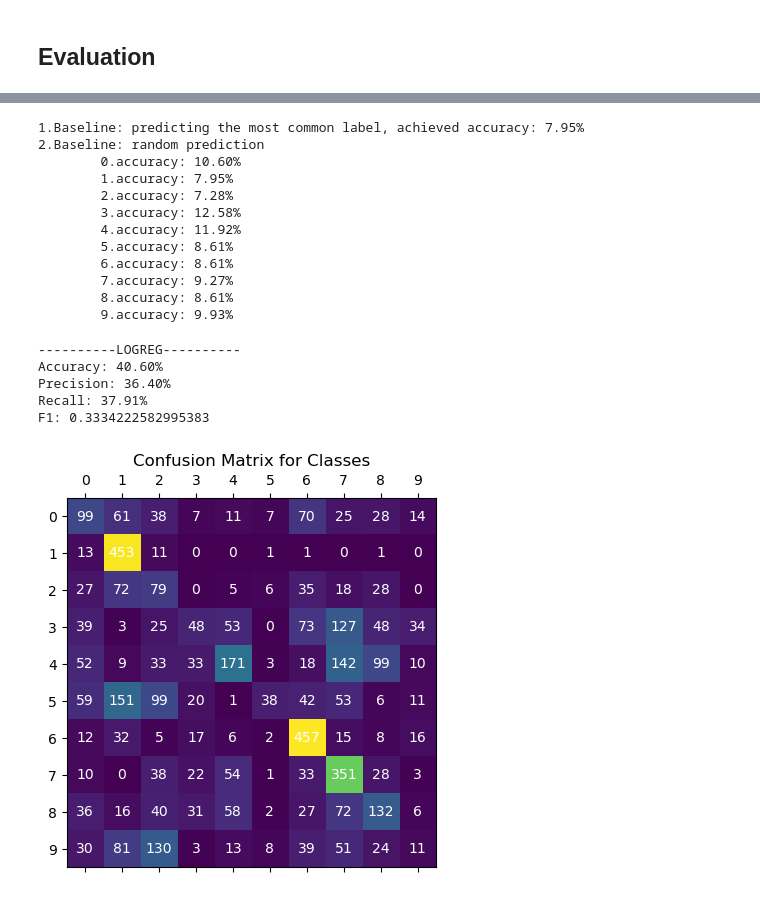
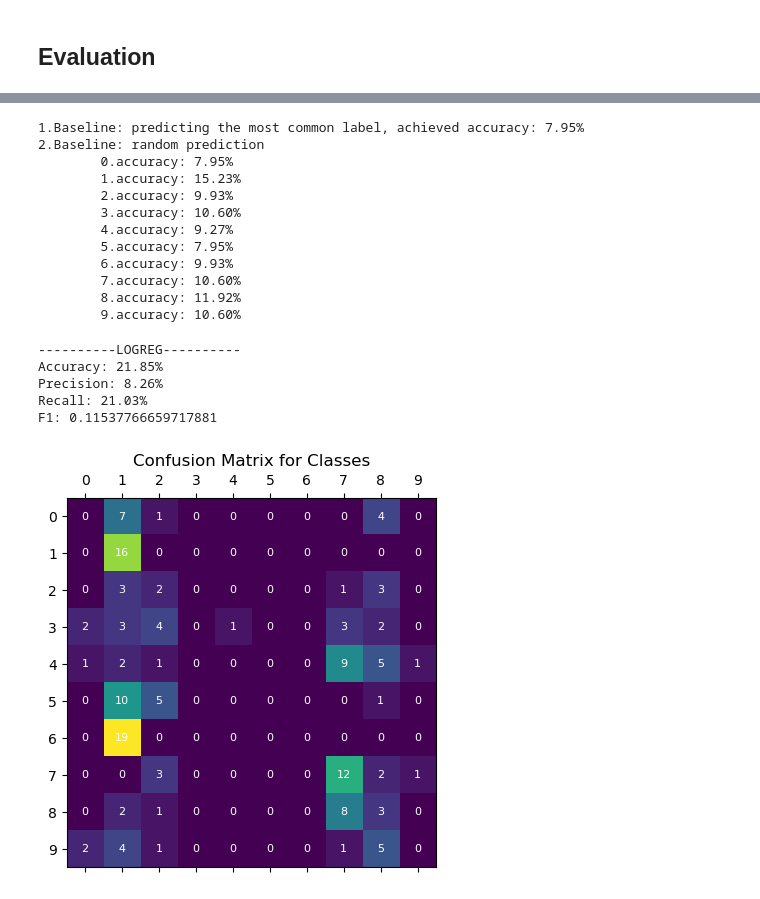
Before and after one commit to DanielVeress/music-genre-classification, a Jupyter notebook: ModelTraining.ipynb, the cells around one changed output, grey strips where cells are left out. Saved outputs shown, nothing was run; the diff lists cells and outputs as text; code cells hidden in the pictures.

```diff
--- a/ModelTraining.ipynb
+++ b/ModelTraining.ipynb
@@ -116,9 +115,10 @@ def unroll_sequence(X, Y):
 
     return X_unrolled, Y_unrolled
 
-X_train_unrolled, Y_train_unrolled = unroll_sequence(X_train, Y_train)
-X_valid_unrolled, Y_valid_unrolled = unroll_sequence(X_valid, Y_valid)
-X_test_unrolled, Y_test_unrolled = unroll_sequence(X_test, Y_test)
+# if we are using segmented data, then we have to unroll them for LogReg and RF
+X_train_unrolled, Y_train_unrolled = unroll_sequence(X_agg_train, Y_agg_train)
+X_valid_unrolled, Y_valid_unrolled = unroll_sequence(X_agg_valid, Y_agg_valid)
+X_test_unrolled, Y_test_unrolled = unroll_sequence(X_agg_test, Y_agg_test)
 
 print('X_train_unrolled shape: ', X_train_unrolled.shape)
 print('Y_train_unrolled shape: ', Y_train_unrolled.shape)
@@ -254,10 +254,13 @@ plt.show()
 # %% [markdown]
 ## Evaluation
+# %%
+Y_agg_true = Y_agg_test.argmax(axis=1)
+Y_agg_true_unrolled = Y_test_unrolled.argmax(axis=1)
+Y_mfcc_true = Y_mfcc_test.argmax(axis=1)
 # %%
-Y_true = Y_test.argmax(axis=1)
-Y_true_unrolled = Y_test_unrolled.argmax(axis=1)
-
+# predictions
 Y_pred_logreg = logreg_model.predict(X_test_unrolled)
 Y_pred_rf = rf.predict(X_test_unrolled)
-Y_pred_lstm = model.predict(X_test).argmax(axis=1)
+Y_pred_lstm = LSTM_model.predict(X_mfcc_test).argmax(axis=1)
+Y_pred_cnn = CNN_model.predict(X_mel_test).argmax(axis=1)
 # %% [output]
@@ -277,19 +281,21 @@ for i in range(random_pred_num):
 # %% [output]
 1.Baseline: predicting the most common label, achieved accuracy: 7.95%
 2.Baseline: random prediction
-        0.accuracy: 10.60%
-        1.accuracy: 7.95%
-        2.accuracy: 7.28%
-        3.accuracy: 12.58%
-        4.accuracy: 11.92%
-        5.accuracy: 8.61%
-        6.accuracy: 8.61%
-        7.accuracy: 9.27%
-        8.accuracy: 8.61%
-        9.accuracy: 9.93%
+        0.accuracy: 7.95%
+        1.accuracy: 15.23%
+        2.accuracy: 9.93%
+        3.accuracy: 10.60%
+        4.accuracy: 9.27%
+        5.accuracy: 7.95%
+        6.accuracy: 9.93%
+        7.accuracy: 10.60%
+        8.accuracy: 11.92%
+        9.accuracy: 10.60%
 # %%
-# model evaluation
+
 def evaluate_predictions(Y_true, Y_pred, genre_list):
+    '''Evaluates predictions based on many metrics'''
+
     print(f'Accuracy: {accuracy_score(Y_true, Y_pred):0.2%}')
     print(f'Precision: {precision_score(Y_true, Y_pred, average="macro"):0.2%}')
     print(f'Recall: {recall_score(Y_true, Y_pred, average="macro"):0.2%}')
@@ -299,25 +305,26 @@ def evaluate_predictions(Y_true, Y_pred, genre_list):
     fig, ax = plt.subplots()
     ax.matshow(conf)
 
+    genres = len(genre_list)
     ax.set_xticks(np.arange(genres), labels=genre_list)
     ax.set_yticks(np.arange(genres), labels=genre_list)
 
     for i in range(genres):
         for j in range(genres):
-            text = ax.text(j, i, conf[i, j],
-                           ha="center", va="center", color="w")
+            text = ax.text(j, i, conf[i, j], ha="center", va="center", color="w", size=8)
 
     plt.title('Confusion Matrix for Classes')
     plt.show()
+    return fig
 # %%
 print('----------LOGREG----------')
-evaluate_predictions(Y_true_unrolled, Y_pred_logreg, genre_list)
+fig = evaluate_predictions(Y_agg_true_unrolled, Y_pred_logreg, genre_list)
 # %% [output]
 ----------LOGREG----------
-Accuracy: 40.60%
-Precision: 36.40%
-Recall: 37.91%
-F1: 0.3334222582995383
+Accuracy: 21.85%
+Precision: 8.26%
+Recall: 21.03%
+F1: 0.11537766659717881
-[figure, old version]
+[figure, new version]
 # %%
 print('----------RANDOM_FOREST----------')
```
Also changed, not shown: parts of 30 cells of this notebook, 3 other files.
